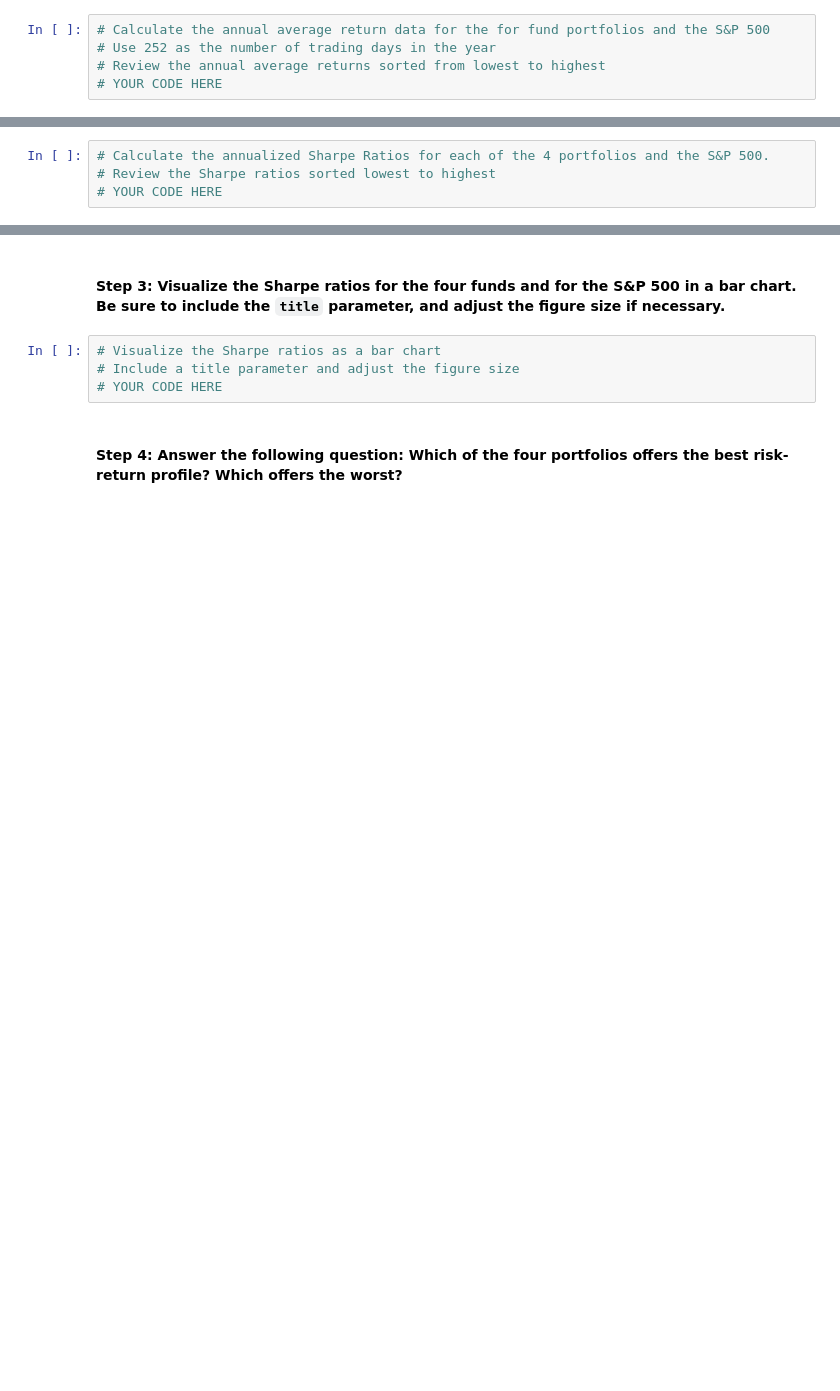
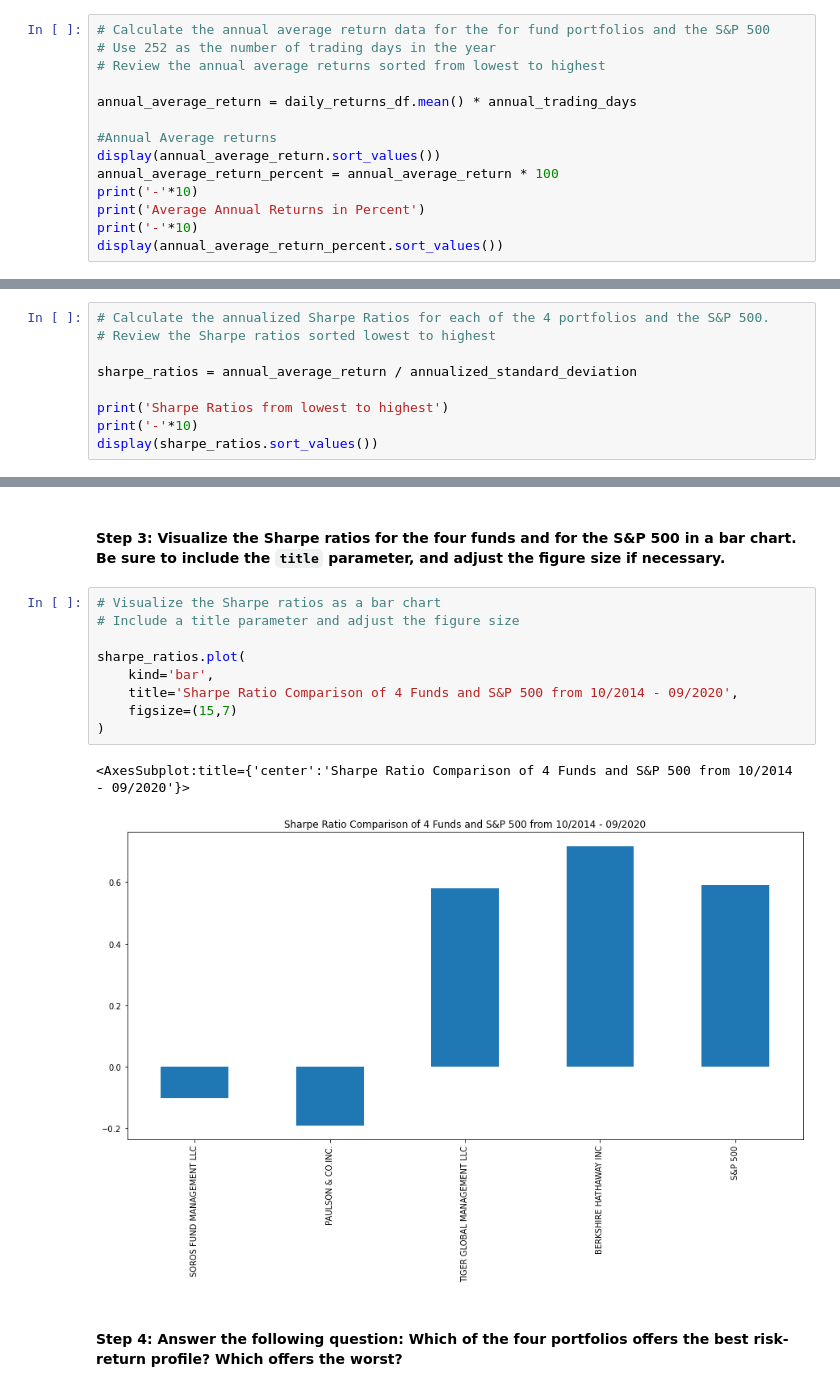
Before and after one commit to johngru/portfolio_risk_return_analysis, a Jupyter notebook: risk_return_analysis.ipynb, the cells around one changed output, grey strips where cells are left out. Saved outputs shown, nothing was run; the diff lists cells and outputs as text; blank space fills up the shorter version.

```diff
--- a/risk_return_analysis.ipynb
+++ b/risk_return_analysis.ipynb
@@ -375,4 +375,13 @@ To determine the overall risk of an asset or portfolio, quantitative analysts an
 # Calculate the annual average return data for the for fund portfolios and the S&P 500
 # Use 252 as the number of trading days in the year
 # Review the annual average returns sorted from lowest to highest
-# YOUR CODE HERE
+
+annual_average_return = daily_returns_df.mean() * annual_trading_days
+
+#Annual Average returns
+display(annual_average_return.sort_values())
+annual_average_return_percent = annual_average_return * 100
+print('-'*10)
+print('Average Annual Returns in Percent')
+print('-'*10)
+display(annual_average_return_percent.sort_values())
@@ -381,4 +406,9 @@ To determine the overall risk of an asset or portfolio, quantitative analysts an
 # %%
 # Calculate the annualized Sharpe Ratios for each of the 4 portfolios and the S&P 500.
 # Review the Sharpe ratios sorted lowest to highest
-# YOUR CODE HERE
+
+sharpe_ratios = annual_average_return / annualized_standard_deviation
+
+print('Sharpe Ratios from lowest to highest')
+print('-'*10)
+display(sharpe_ratios.sort_values())
@@ -387,7 +426,15 @@ To determine the overall risk of an asset or portfolio, quantitative analysts an
 # %%
 # Visualize the Sharpe ratios as a bar chart
 # Include a title parameter and adjust the figure size
-# YOUR CODE HERE
+
+sharpe_ratios.plot(
+    kind='bar',
+    title='Sharpe Ratio Comparison of 4 Funds and S&P 500 from 10/2014 - 09/2020',
+    figsize=(15,7)
+)
+# %% [output]
+<AxesSubplot:title={'center':'Sharpe Ratio Comparison of 4 Funds and S&P 500 from 10/2014 - 09/2020'}>
+[figure, added]
 # %% [markdown]
 #### Step 4: Answer the following question: Which of the four portfolios offers the best risk-return profile? Which offers the worst?
 # %% [markdown]
```
Also changed, not shown: parts of 16 cells of this notebook, 3 other files.
